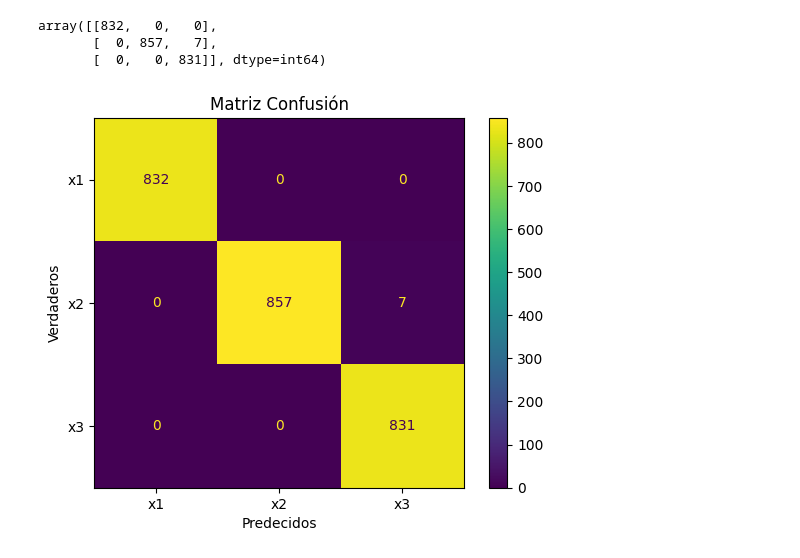
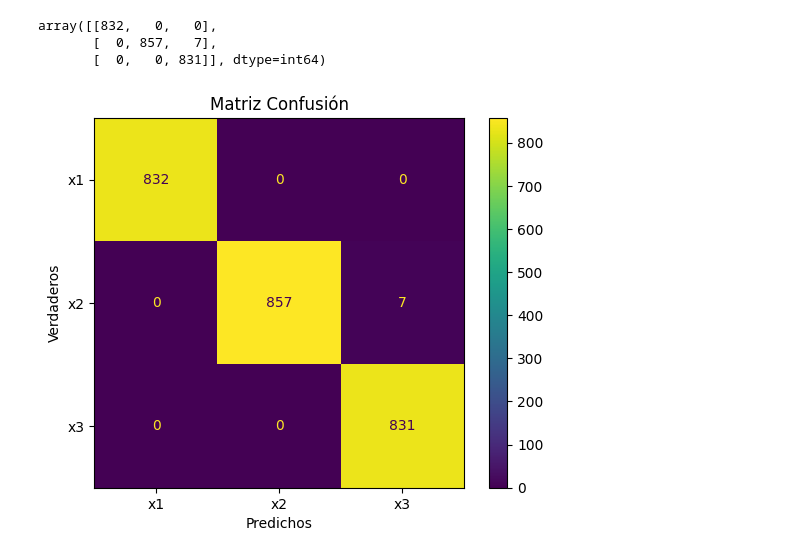
Before and after one commit to Davila1019/Tesis_RobotAutonomo_ML, a Jupyter notebook: Notebooks/DecisionTree.ipynb, the cells around one changed output. Cells and saved outputs as stored; diff of their text form; code cells hidden in the pictures.

```diff
--- a/Notebooks/DecisionTree.ipynb
+++ b/Notebooks/DecisionTree.ipynb
@@ -38,4 +38,7 @@ print(X_entrenamiento)
 
 modelo_desicionTree = DecisionTreeClassifier(criterion='entropy',splitter='best')
 modelo_desicionTree.fit(X_entrenamiento,y_entrenamiento)
+# indicamos que los objetos de entrada no tendran una clase prviamente asignada
+modelo_desicionTree.feature_names_in_ = None
+joblib.dump(modelo_desicionTree, './modelos/modelo_autonomo_decisionTree.joblib')
 # %% [output]
@@ -60,10 +63,10 @@ array([[832,   0,   0],
 # %%
 cm_display = metrics.ConfusionMatrixDisplay(confusion_matrix = confusion_matrix, display_labels = ['x1','x2','x3'])
 
 cm_display.plot()
 plt.title("Matriz Confusión")
-plt.xlabel("Predecidos")
+plt.xlabel("Predichos")
 plt.ylabel("Verdaderos")
 plt.show()
 # %% [output]
-[figure, old version]
+[figure, new version]
```
Also changed, not shown: parts of 1 cell of this notebook, 1 other file.
